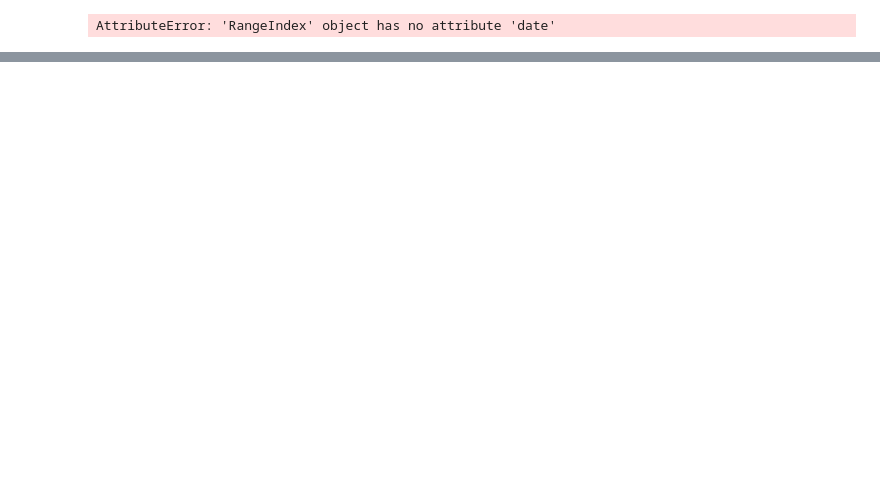
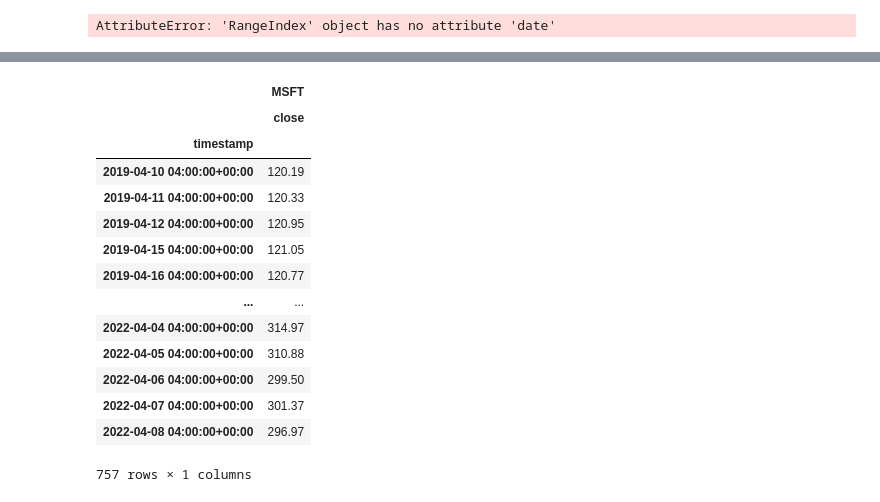
Before and after one commit to nomadic-me/dev.project.runningdigitally.com, a Jupyter notebook: Additional Coding.ipynb, the cells around one changed output, grey strips where cells are left out. Drawn from its saved outputs; the diff is of its cells as text; code cells hidden in the pictures; blank space fills up the shorter version.

```diff
--- a/Additional Coding.ipynb
+++ b/Additional Coding.ipynb
@@ -220,0 +256,23 @@ st.info
+# %%
+from MCForecastTools import MCSimulation
+pivottable = pd.pivot_table(df2, values='close', index=df2.index, columns=['symbol'])
+ticker_name = [(x,'close') for x in pivottable.columns]
+micolumns = pd.MultiIndex.from_tuples(ticker_name)
+pivottable.columns = micolumns
+pivottable
+# %% [output]
+|  | MSFT |
+|  | close |
+| timestamp |  |
+| 2019-04-10 04:00:00+00:00 | 120.19 |
+| 2019-04-11 04:00:00+00:00 | 120.33 |
+| 2019-04-12 04:00:00+00:00 | 120.95 |
+| 2019-04-15 04:00:00+00:00 | 121.05 |
+| 2019-04-16 04:00:00+00:00 | 120.77 |
+| ... | ... |
+| 2022-04-04 04:00:00+00:00 | 314.97 |
+| 2022-04-05 04:00:00+00:00 | 310.88 |
+| 2022-04-06 04:00:00+00:00 | 299.50 |
+| 2022-04-07 04:00:00+00:00 | 301.37 |
+| 2022-04-08 04:00:00+00:00 | 296.97 |
+757 rows × 1 columns
```
Also changed, not shown: parts of 12 cells of this notebook, 4 other files.
